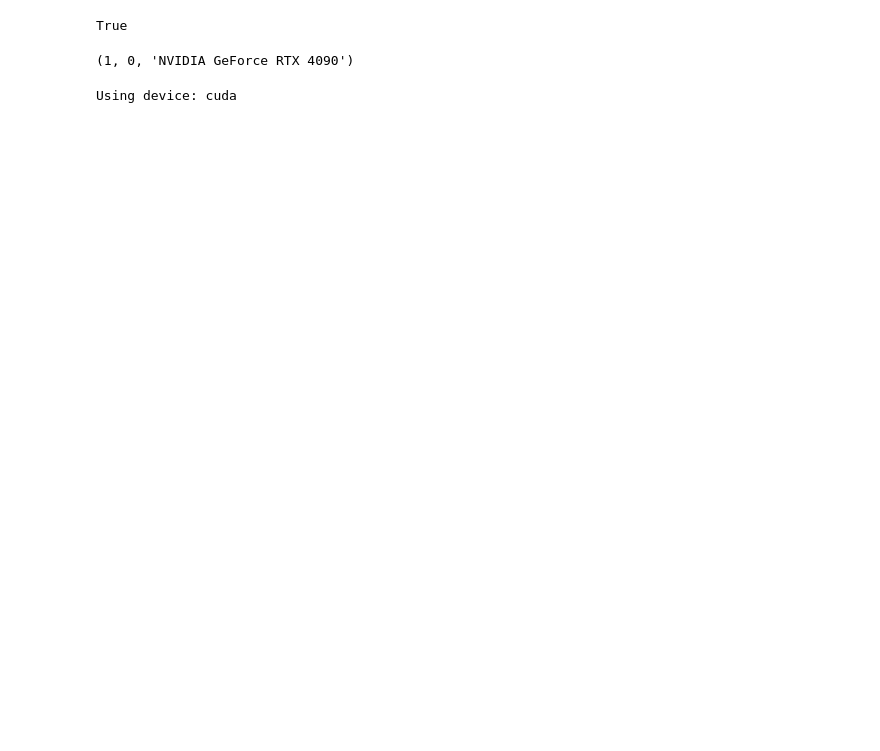
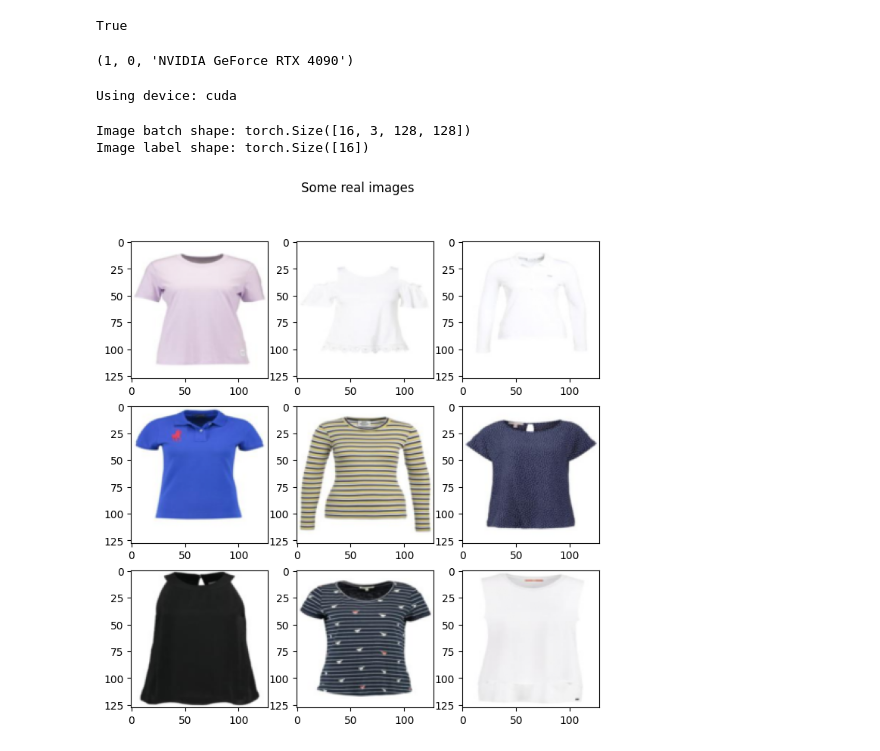
Before and after one commit to panchaldhruv27223/ProGANS_cv, a Jupyter notebook: ProGAN_learning/clothes_GAN.ipynb, the cells around one changed output. Saved outputs shown, nothing was run; the diff lists cells and outputs as text; code cells hidden in the pictures; blank space fills up the shorter version.

```diff
--- a/ProGAN_learning/clothes_GAN.ipynb
+++ b/ProGAN_learning/clothes_GAN.ipynb
@@ -51,3 +53,48 @@ PG = [30]*len(BS)
 Using device: cuda
 # %%
 def get_loader(img_size):
+
+    transform = transforms.Compose(
+        [
+        transforms.Resize((img_size, img_size)),
+        transforms.ToTensor(),
+        transforms.RandomHorizontalFlip(p=0.5),
+        transforms.Normalize([0.5, 0.5, 0.5], [0.5, 0.5, 0.5])
+        ]
+    )
+
+    batch_size = BS[int(math.log2(img_size/4))]  ## 0, 1, 2, 3
+
+    dataset = datasets.ImageFolder(root= DATASET, transform=transform)
+
+    loader = DataLoader(
+        dataset,
+        batch_size,
+        shuffle= True
+    )
+
+    return loader, dataset
+# %%
+def check_data_loader():
+    loader_data, data = get_loader(128)
+    data_iter = iter(loader_data)
+    images, laebls = next(data_iter)
+    print(f"Image batch shape: {images.size()}")
+    print(f"Image label shape: {laebls.size()}")
+
+    _, ax = plt.subplots(3,3, figsize=(8,8))
+
+    plt.suptitle("Some real images")
+
+    ind = 0
+
+    for k in range(3):
+        for kk in range(3):
+            ax[k][kk].imshow((images[ind].permute(1,2,0).cpu()+1)/2)
+            ind += 1
+# %%
+check_data_loader()
+# %% [output]
+Image batch shape: torch.Size([16, 3, 128, 128])
+Image label shape: torch.Size([16])
+[figure, added]
```
Also changed, not shown: parts of 11 cells of this notebook, 1 other file.
